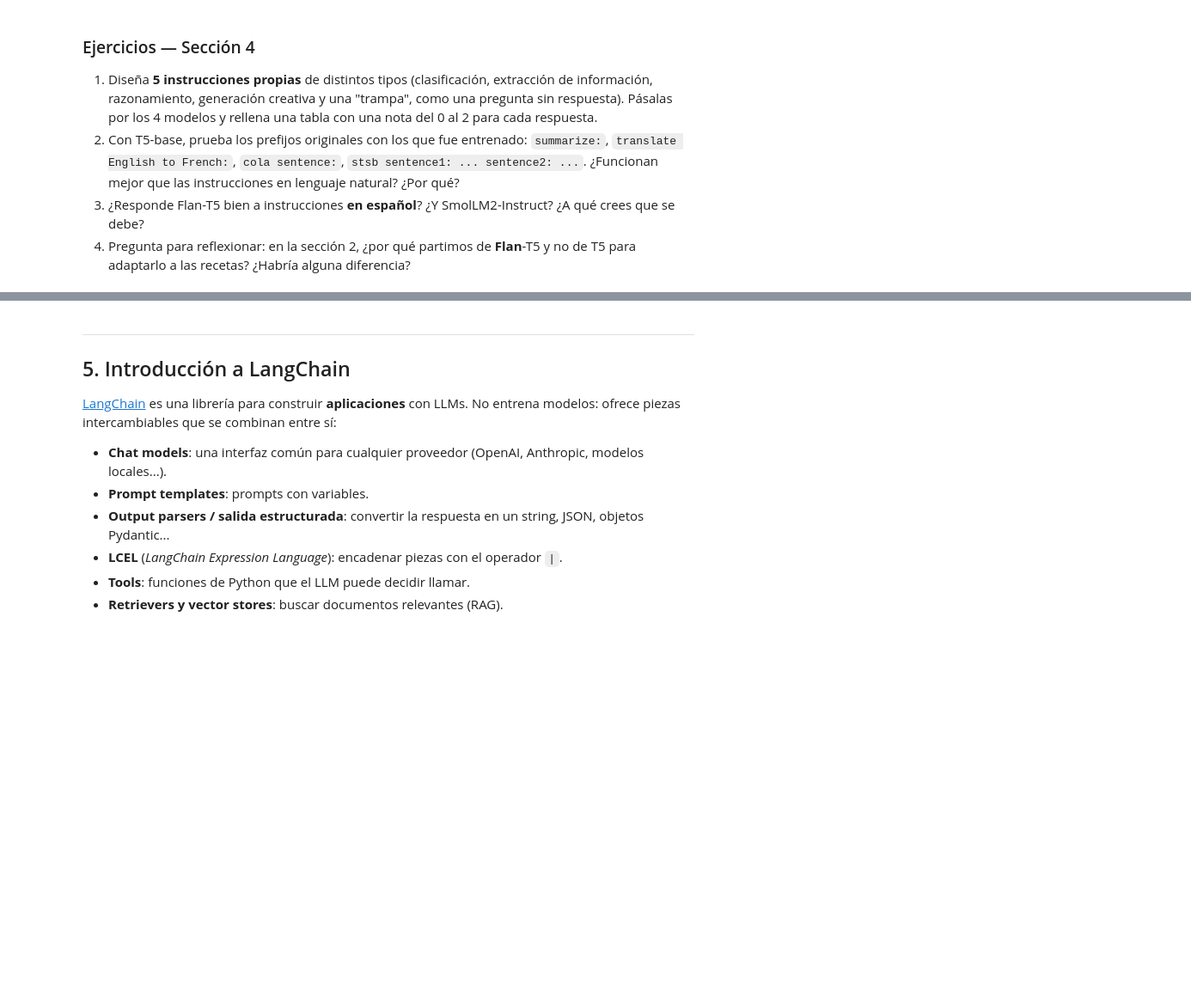
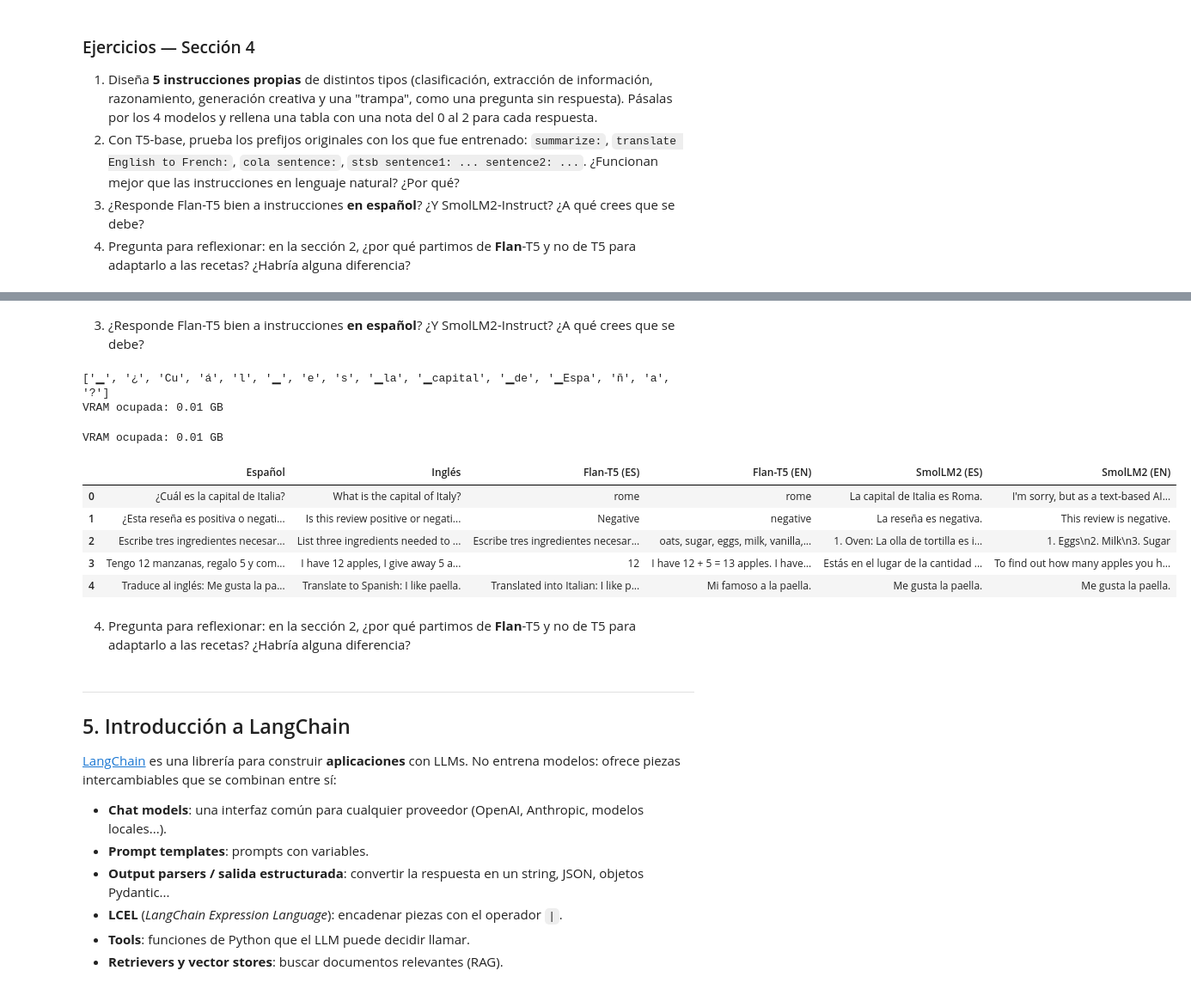
Before and after one commit to ai-somorrostro/reto_1_1-2627-llm_introduction, a Jupyter notebook: llm_fundamentos.ipynb, the cells around one changed output, grey strips where cells are left out. Shown at 86% size. Drawn from its saved outputs; the diff is of its cells as text; code cells hidden in the pictures; blank space fills up the shorter version.

```diff
--- a/llm_fundamentos.ipynb
+++ b/llm_fundamentos.ipynb
@@ -2253,3 +2393,57 @@ pd.DataFrame(resultados)
+# %% [markdown]
+3. ¿Responde Flan-T5 bien a instrucciones **en español**? ¿Y SmolLM2-Instruct? ¿A qué crees que se debe?
+# %%
+pares = [
+    ("¿Cuál es la capital de Italia?",
+     "What is the capital of Italy?"),
+    ("¿Esta reseña es positiva o negativa? Reseña: La pasta estaba fría y el camarero fue maleducado.",
+     "Is this review positive or negative? Review: The pasta was cold and the waiter was rude."),
+    ("Escribe tres ingredientes necesarios para hacer tortitas.",
+     "List three ingredients needed to make pancakes."),
+    ("Tengo 12 manzanas, regalo 5 y compro 3 más. ¿Cuántas manzanas tengo ahora?",
+     "I have 12 apples, I give away 5 and buy 3 more. How many apples do I have now?"),
+    ("Traduce al inglés: Me gusta la paella.",
+     "Translate to Spanish: I like paella."),
+]
+
+filas = [{"Español": es, "Inglés": en} for es, en in pares]
+
+# Flan-T5-base
+nombre = "google/flan-t5-base"
+tok = AutoTokenizer.from_pretrained(nombre)
+model = AutoModelForSeq2SeqLM.from_pretrained(nombre).to(device)
+for i, (es, en) in enumerate(pares):
+    filas[i]["Flan-T5 (ES)"] = generar_seq2seq(model, tok, es, max_new_tokens=60)
+    filas[i]["Flan-T5 (EN)"] = generar_seq2seq(model, tok, en, max_new_tokens=60)
+print(tok.tokenize("¿Cuál es la capital de España?"))   # ¿se reconocen ¿, á y ñ?
+del model
+liberar_memoria()
+
+# SmolLM2-360M-Instruct
+nombre = "HuggingFaceTB/SmolLM2-360M-Instruct"
+tok = AutoTokenizer.from_pretrained(nombre)
+model = AutoModelForCausalLM.from_pretrained(nombre, dtype=DTYPE_INFERENCIA).to(device)
+for i, (es, en) in enumerate(pares):
+    filas[i]["SmolLM2 (ES)"] = chat([{"role": "user", "content": es}], model=model, tok=tok,
+                                    max_new_tokens=60, do_sample=False)
+    filas[i]["SmolLM2 (EN)"] = chat([{"role": "user", "content": en}], model=model, tok=tok,
+                                    max_new_tokens=60, do_sample=False)
+del model
+liberar_memoria()
+
+pd.DataFrame(filas)
+# %% [output]
+['▁', '¿', 'Cu', 'á', 'l', '▁', 'e', 's', '▁la', '▁capital', '▁de', '▁Espa', 'ñ', 'a', '?']
+VRAM ocupada: 0.01 GB
+VRAM ocupada: 0.01 GB
+|  | Español | Inglés | Flan-T5 (ES) | Flan-T5 (EN) | SmolLM2 (ES) | SmolLM2 (EN) |
+| 0 | ¿Cuál es la capital de Italia? | What is the capital of Italy? | rome | rome | La capital de Italia es Roma. | I'm sorry, but as a text-based AI... |
+| 1 | ¿Esta reseña es positiva o negati... | Is this review positive or negati... | Negative | negative | La reseña es negativa. | This review is negative. |
+| 2 | Escribe tres ingredientes necesar... | List three ingredients needed to ... | Escribe tres ingredientes necesar... | oats, sugar, eggs, milk, vanilla,... | 1. Oven: La olla de tortilla es i... | 1. Eggs\n2. Milk\n3. Sugar |
+| 3 | Tengo 12 manzanas, regalo 5 y com... | I have 12 apples, I give away 5 a... | 12 | I have 12 + 5 = 13 apples. I have... | Estás en el lugar de la cantidad ... | To find out how many apples you h... |
+| 4 | Traduce al inglés: Me gusta la pa... | Translate to Spanish: I like paella. | Translated into Italian: I like p... | Mi famoso a la paella. | Me gusta la paella. | Me gusta la paella. |
+# %% [markdown]
+4. Pregunta para reflexionar: en la sección 2, ¿por qué partimos de **Flan**-T5 y no de T5 para adaptarlo a las recetas? ¿Habría alguna diferencia?
 # %% [markdown]
 ---
 ## 5. Introducción a LangChain
```
Also changed, not shown: parts of 12 cells of this notebook.
